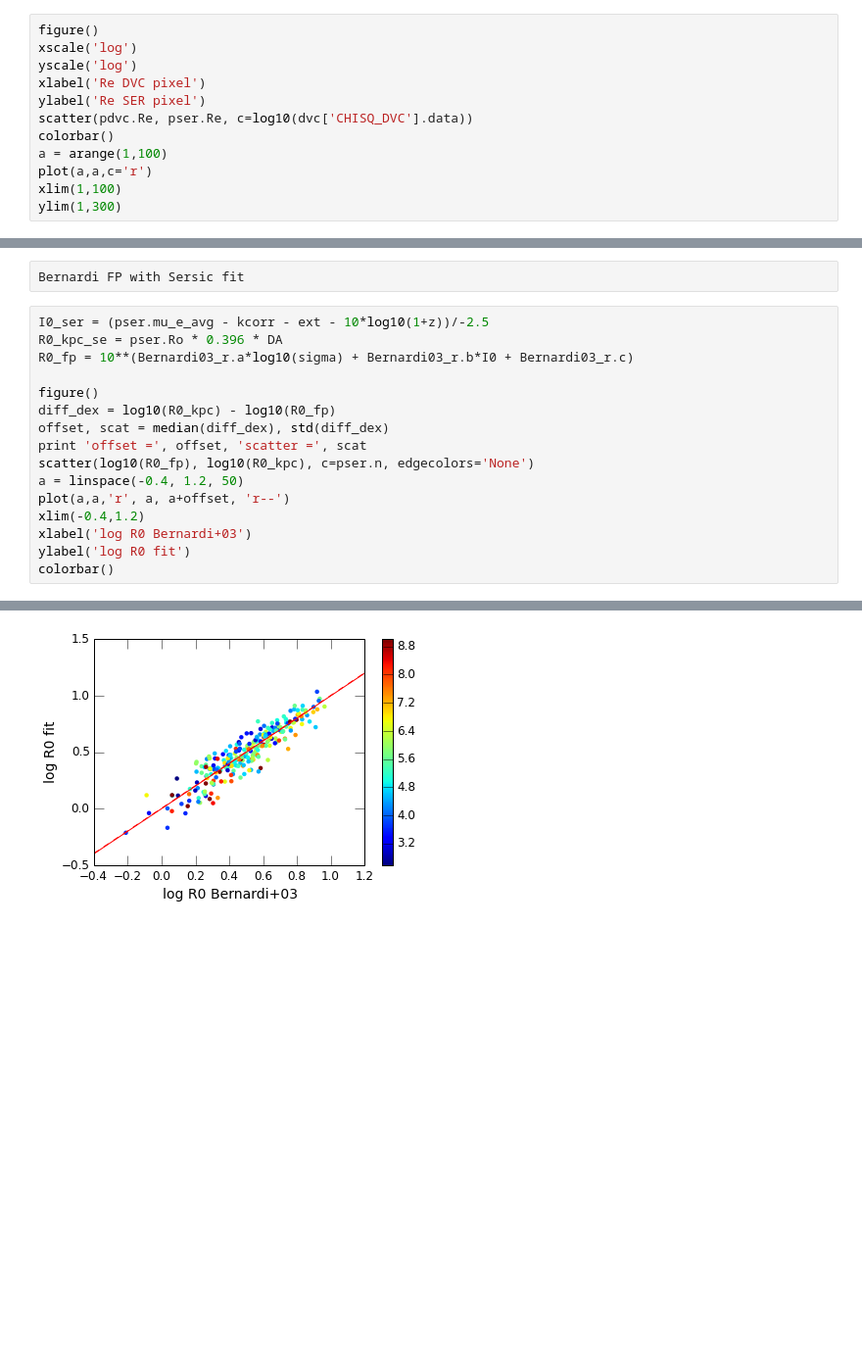
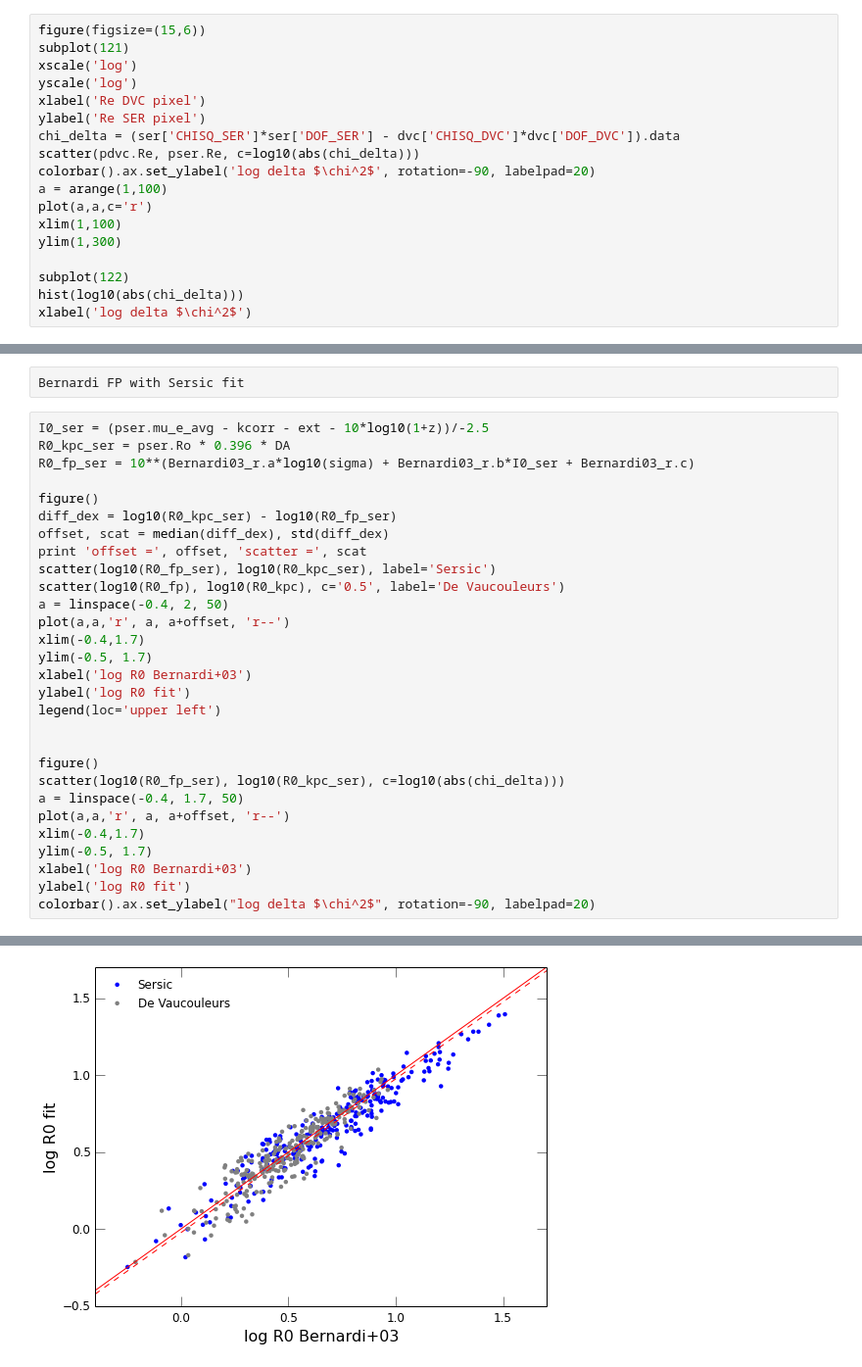
Before and after one commit to smoh/ETGOutskirts, a Jupyter notebook: subsample_test/SingleComponent.ipynb, the cells around one changed output, grey strips where cells are left out. Shown at 98% size. Saved outputs shown, nothing was run; the diff lists cells and outputs as text; blank space fills up the shorter version.

```diff
--- a/subsample_test/SingleComponent.ipynb
+++ b/subsample_test/SingleComponent.ipynb
@@ -67,13 +71,19 @@ xlabel('Sersic n')
 # %%
-figure()
+figure(figsize=(15,6))
+subplot(121)
 xscale('log')
 yscale('log')
 xlabel('Re DVC pixel')
 ylabel('Re SER pixel')
-scatter(pdvc.Re, pser.Re, c=log10(dvc['CHISQ_DVC'].data))
-colorbar()
+chi_delta = (ser['CHISQ_SER']*ser['DOF_SER'] - dvc['CHISQ_DVC']*dvc['DOF_DVC']).data
+scatter(pdvc.Re, pser.Re, c=log10(abs(chi_delta)))
+colorbar().ax.set_ylabel('log delta $\chi^2$', rotation=-90, labelpad=20)
 a = arange(1,100)
 plot(a,a,c='r')
 xlim(1,100)
 ylim(1,300)
+
+subplot(122)
+hist(log10(abs(chi_delta)))
+xlabel('log delta $\chi^2$')
 # %% [output]
@@ -99,18 +101,31 @@ xlabel('log chisq_SER/chisq_DVC')
 Bernardi FP with Sersic fit
 # %%
 I0_ser = (pser.mu_e_avg - kcorr - ext - 10*log10(1+z))/-2.5
-R0_kpc_se = pser.Ro * 0.396 * DA
-R0_fp = 10**(Bernardi03_r.a*log10(sigma) + Bernardi03_r.b*I0 + Bernardi03_r.c)
+R0_kpc_ser = pser.Ro * 0.396 * DA
+R0_fp_ser = 10**(Bernardi03_r.a*log10(sigma) + Bernardi03_r.b*I0_ser + Bernardi03_r.c)
 
 figure()
-diff_dex = log10(R0_kpc) - log10(R0_fp)
+diff_dex = log10(R0_kpc_ser) - log10(R0_fp_ser)
 offset, scat = median(diff_dex), std(diff_dex)
 print 'offset =', offset, 'scatter =', scat
-scatter(log10(R0_fp), log10(R0_kpc), c=pser.n, edgecolors='None')
-a = linspace(-0.4, 1.2, 50)
+scatter(log10(R0_fp_ser), log10(R0_kpc_ser), label='Sersic')
+scatter(log10(R0_fp), log10(R0_kpc), c='0.5', label='De Vaucouleurs')
+a = linspace(-0.4, 2, 50)
 plot(a,a,'r', a, a+offset, 'r--')
-xlim(-0.4,1.2)
+xlim(-0.4,1.7)
+ylim(-0.5, 1.7)
 xlabel('log R0 Bernardi+03')
 ylabel('log R0 fit')
-colorbar()
+legend(loc='upper left')
+
+
+figure()
+scatter(log10(R0_fp_ser), log10(R0_kpc_ser), c=log10(abs(chi_delta)))
+a = linspace(-0.4, 1.7, 50)
+plot(a,a,'r', a, a+offset, 'r--')
+xlim(-0.4,1.7)
+ylim(-0.5, 1.7)
+xlabel('log R0 Bernardi+03')
+ylabel('log R0 fit')
+colorbar().ax.set_ylabel("log delta $\chi^2$", rotation=-90, labelpad=20)
 # %% [output]
@@ -119 +134 @@ offset = 0.0034384801012 scatter = 0.0889777393382
-[figure, old version]
+[figure, new version]
```
Also changed, not shown: parts of 13 cells of this notebook.
